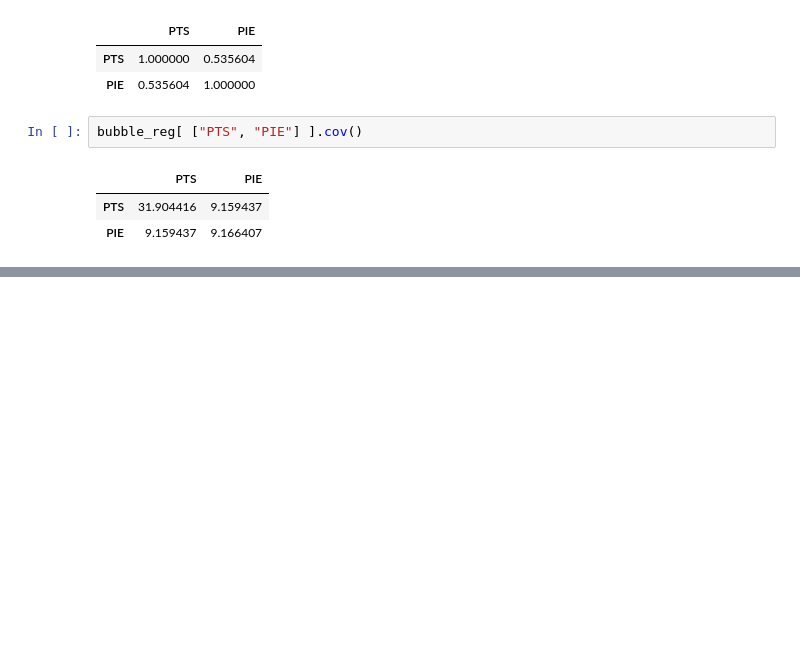
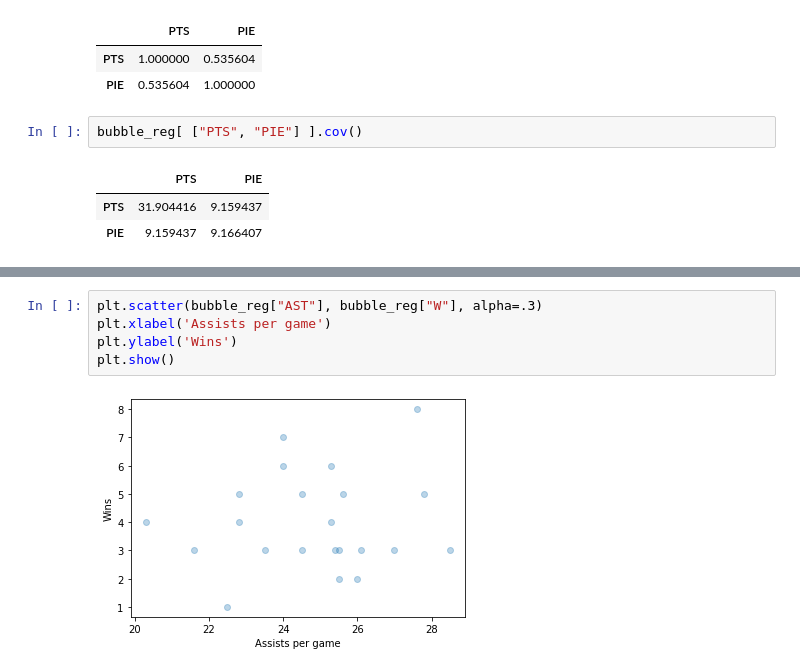
Before and after one commit to krishanweber3/info2950project, a Jupyter notebook: Data Collection Recht.ipynb, the cells around one changed output, grey strips where cells are left out. Drawn from its saved outputs; the diff is of its cells as text; blank space fills up the shorter version.

```diff
--- a/Data Collection Recht.ipynb
+++ b/Data Collection Recht.ipynb
@@ -107,0 +129,7 @@ bubble_reg[ ["PTS", "PIE"] ].cov()
+# %%
+plt.scatter(bubble_reg["AST"], bubble_reg["W"], alpha=.3)
+plt.xlabel('Assists per game')
+plt.ylabel('Wins')
+plt.show()
+# %% [output]
+[figure, added]
```
Also changed, not shown: parts of 5 cells of this notebook.
